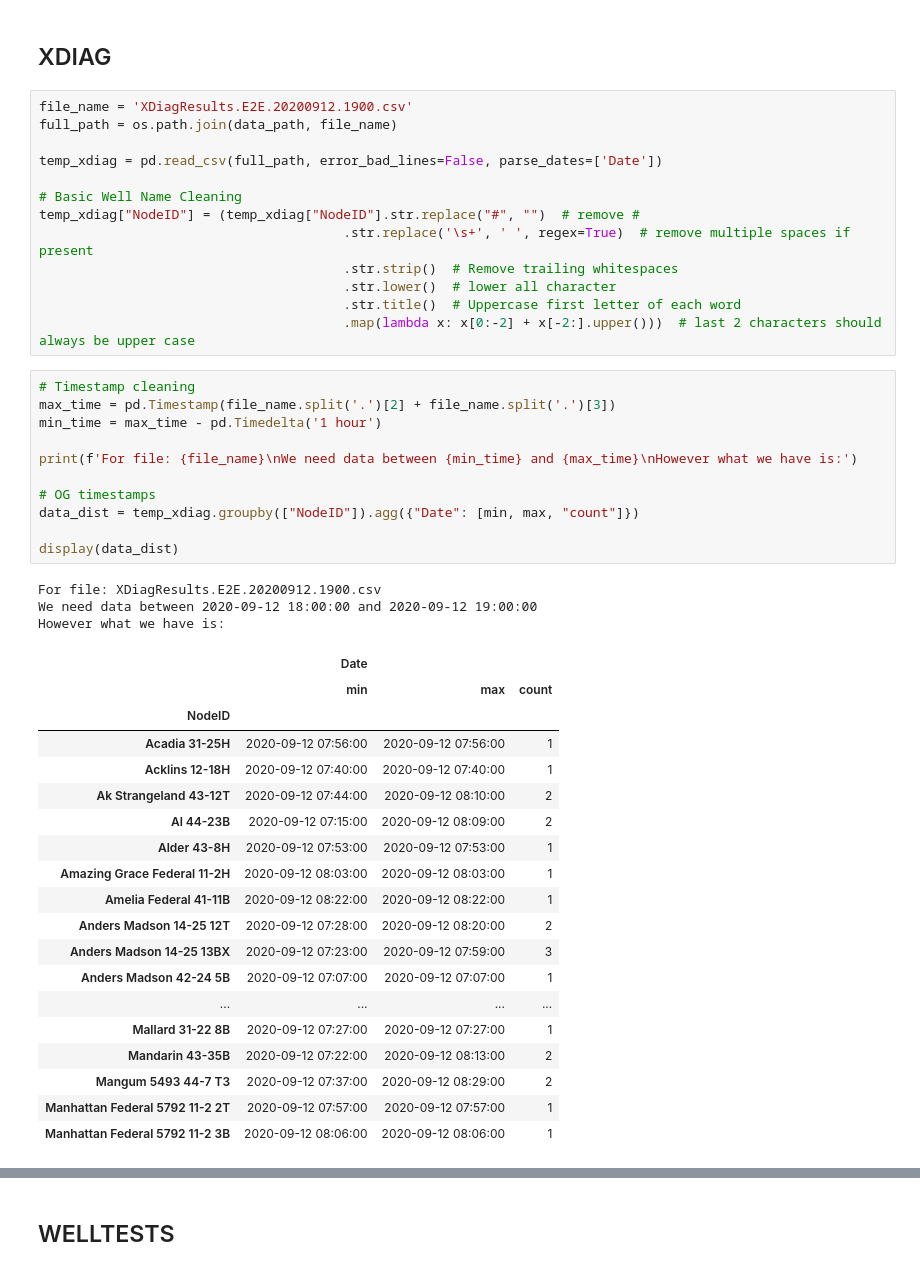
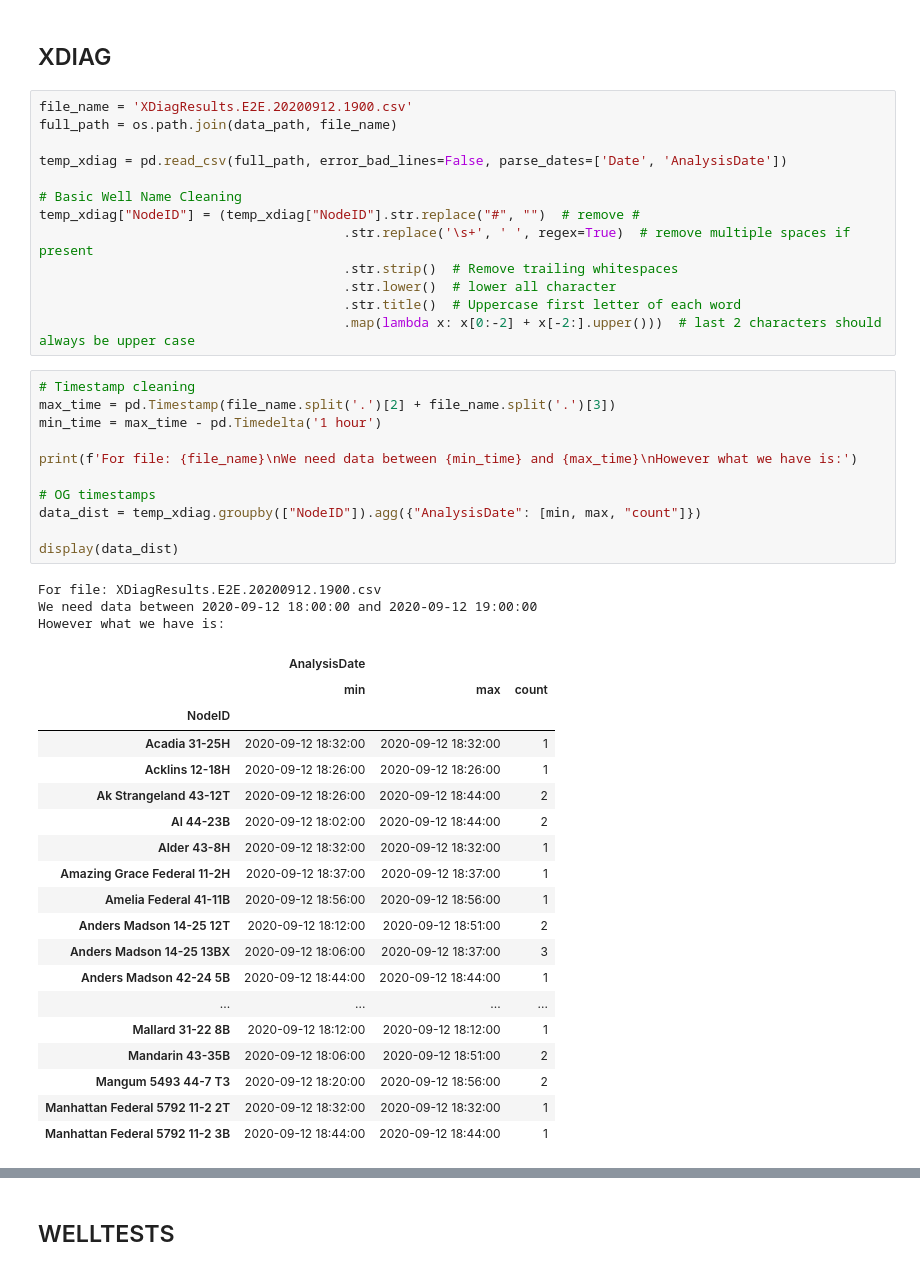
Before and after one commit to Ashitha97/ESP, a Jupyter notebook: Data Transfer/Testing Daily Import Data.ipynb, the cells around one changed output, grey strips where cells are left out. Saved outputs shown, nothing was run; the diff lists cells and outputs as text.

```diff
--- a/Data Transfer/Testing Daily Import Data.ipynb
+++ b/Data Transfer/Testing Daily Import Data.ipynb
@@ -170,7 +179,7 @@ class AddData:
 file_name = 'XDiagResults.E2E.20200912.1900.csv'
 full_path = os.path.join(data_path, file_name)
 
-temp_xdiag = pd.read_csv(full_path, error_bad_lines=False, parse_dates=['Date'])
+temp_xdiag = pd.read_csv(full_path, error_bad_lines=False, parse_dates=['Date', 'AnalysisDate'])
 
 # Basic Well Name Cleaning
 temp_xdiag["NodeID"] = (temp_xdiag["NodeID"].str.replace("#", "")  # remove #
@@ -182,36 +191,36 @@ temp_xdiag["NodeID"] = (temp_xdiag["NodeID"].str.replace("#", "")  # remove #
 # %%
 # Timestamp cleaning
 max_time = pd.Timestamp(file_name.split('.')[2] + file_name.split('.')[3])
 min_time = max_time - pd.Timedelta('1 hour')
 
 print(f'For file: {file_name}\nWe need data between {min_time} and {max_time}\nHowever what we have is:')
 
 # OG timestamps
-data_dist = temp_xdiag.groupby(["NodeID"]).agg({"Date": [min, max, "count"]})
+data_dist = temp_xdiag.groupby(["NodeID"]).agg({"AnalysisDate": [min, max, "count"]})
 
 display(data_dist)
 # %% [output]
 For file: XDiagResults.E2E.20200912.1900.csv
 We need data between 2020-09-12 18:00:00 and 2020-09-12 19:00:00
 However what we have is:
-|  | Date |  |  |
+|  | AnalysisDate |  |  |
 |  | min | max | count |
 | NodeID |  |  |  |
-| Acadia 31-25H | 2020-09-12 07:56:00 | 2020-09-12 07:56:00 | 1 |
-| Acklins 12-18H | 2020-09-12 07:40:00 | 2020-09-12 07:40:00 | 1 |
-| Ak Strangeland 43-12T | 2020-09-12 07:44:00 | 2020-09-12 08:10:00 | 2 |
-| Al 44-23B | 2020-09-12 07:15:00 | 2020-09-12 08:09:00 | 2 |
-| Alder 43-8H | 2020-09-12 07:53:00 | 2020-09-12 07:53:00 | 1 |
-| Amazing Grace Federal 11-2H | 2020-09-12 08:03:00 | 2020-09-12 08:03:00 | 1 |
-| Amelia Federal 41-11B | 2020-09-12 08:22:00 | 2020-09-12 08:22:00 | 1 |
-| Anders Madson 14-25 12T | 2020-09-12 07:28:00 | 2020-09-12 08:20:00 | 2 |
-| Anders Madson 14-25 13BX | 2020-09-12 07:23:00 | 2020-09-12 07:59:00 | 3 |
-| Anders Madson 42-24 5B | 2020-09-12 07:07:00 | 2020-09-12 07:07:00 | 1 |
+| Acadia 31-25H | 2020-09-12 18:32:00 | 2020-09-12 18:32:00 | 1 |
+| Acklins 12-18H | 2020-09-12 18:26:00 | 2020-09-12 18:26:00 | 1 |
+| Ak Strangeland 43-12T | 2020-09-12 18:26:00 | 2020-09-12 18:44:00 | 2 |
+| Al 44-23B | 2020-09-12 18:02:00 | 2020-09-12 18:44:00 | 2 |
+| Alder 43-8H | 2020-09-12 18:32:00 | 2020-09-12 18:32:00 | 1 |
+| Amazing Grace Federal 11-2H | 2020-09-12 18:37:00 | 2020-09-12 18:37:00 | 1 |
+| Amelia Federal 41-11B | 2020-09-12 18:56:00 | 2020-09-12 18:56:00 | 1 |
+| Anders Madson 14-25 12T | 2020-09-12 18:12:00 | 2020-09-12 18:51:00 | 2 |
+| Anders Madson 14-25 13BX | 2020-09-12 18:06:00 | 2020-09-12 18:37:00 | 3 |
+| Anders Madson 42-24 5B | 2020-09-12 18:44:00 | 2020-09-12 18:44:00 | 1 |
 | ... | ... | ... | ... |
-| Mallard 31-22 8B | 2020-09-12 07:27:00 | 2020-09-12 07:27:00 | 1 |
-| Mandarin 43-35B | 2020-09-12 07:22:00 | 2020-09-12 08:13:00 | 2 |
-| Mangum 5493 44-7 T3 | 2020-09-12 07:37:00 | 2020-09-12 08:29:00 | 2 |
-| Manhattan Federal 5792 11-2 2T | 2020-09-12 07:57:00 | 2020-09-12 07:57:00 | 1 |
-| Manhattan Federal 5792 11-2 3B | 2020-09-12 08:06:00 | 2020-09-12 08:06:00 | 1 |
+| Mallard 31-22 8B | 2020-09-12 18:12:00 | 2020-09-12 18:12:00 | 1 |
+| Mandarin 43-35B | 2020-09-12 18:06:00 | 2020-09-12 18:51:00 | 2 |
+| Mangum 5493 44-7 T3 | 2020-09-12 18:20:00 | 2020-09-12 18:56:00 | 2 |
+| Manhattan Federal 5792 11-2 2T | 2020-09-12 18:32:00 | 2020-09-12 18:32:00 | 1 |
+| Manhattan Federal 5792 11-2 3B | 2020-09-12 18:44:00 | 2020-09-12 18:44:00 | 1 |
 # %%
 # If we clean it with timestamps this is what we get
```
Also changed, not shown: parts of 20 cells of this notebook, 1 other file.
